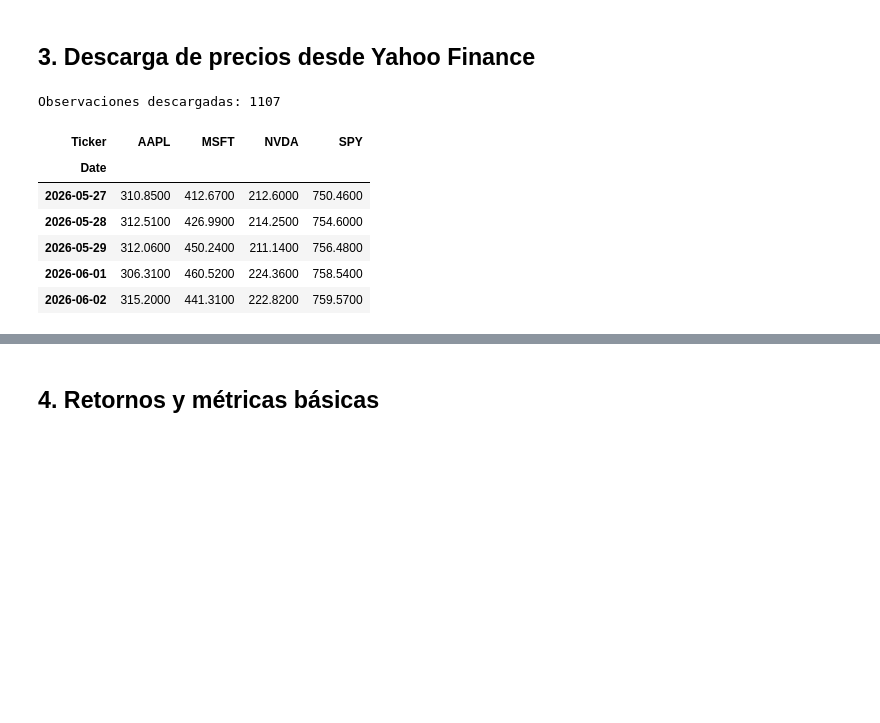
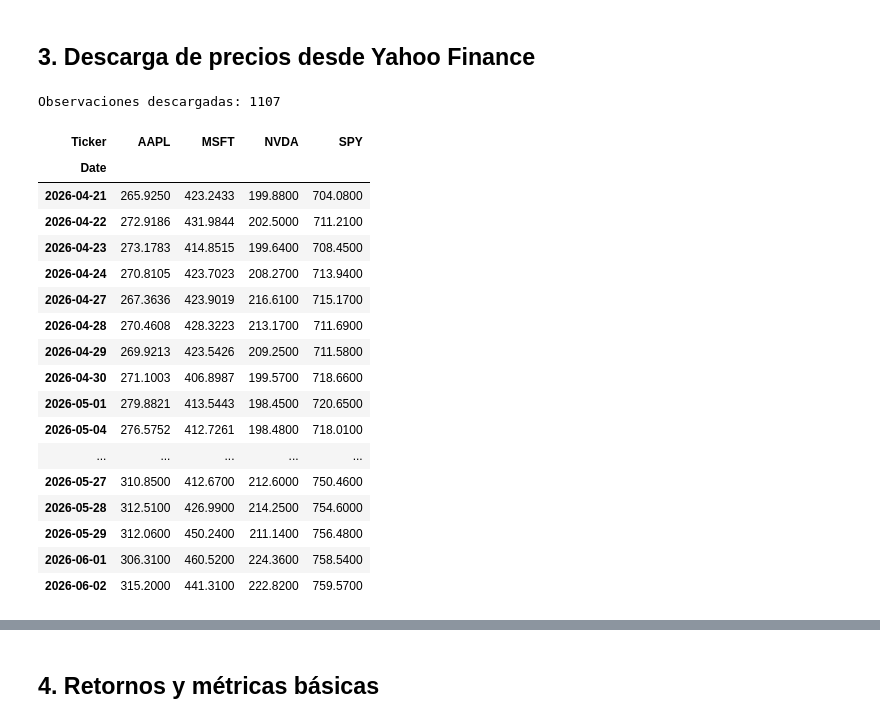
Before and after one commit to JLZN80/PYTHON_ROOT, a Jupyter notebook: mini_demo_var_acciones_ia.ipynb, the cells around one changed output, grey strips where cells are left out. Drawn from its saved outputs; the diff is of its cells as text; code cells hidden in the pictures; blank space fills up the shorter version.

```diff
--- a/mini_demo_var_acciones_ia.ipynb
+++ b/mini_demo_var_acciones_ia.ipynb
@@ -57,18 +57,29 @@ portfolio
 # %%
 raw_data = yf.download(tickers, start=start_date, end=end_date, auto_adjust=True, progress=False)
 
 if isinstance(raw_data.columns, pd.MultiIndex):
     prices = raw_data['Close'].copy()
 else:
     prices = raw_data.copy()
 
 prices = prices.dropna()
 print(f'Observaciones descargadas: {len(prices)}')
-prices.tail()
+prices.tail(30)
 # %% [output]
 Observaciones descargadas: 1107
 | Ticker | AAPL | MSFT | NVDA | SPY |
 | Date |  |  |  |  |
+| 2026-04-21 | 265.9250 | 423.2433 | 199.8800 | 704.0800 |
+| 2026-04-22 | 272.9186 | 431.9844 | 202.5000 | 711.2100 |
+| 2026-04-23 | 273.1783 | 414.8515 | 199.6400 | 708.4500 |
+| 2026-04-24 | 270.8105 | 423.7023 | 208.2700 | 713.9400 |
+| 2026-04-27 | 267.3636 | 423.9019 | 216.6100 | 715.1700 |
+| 2026-04-28 | 270.4608 | 428.3223 | 213.1700 | 711.6900 |
+| 2026-04-29 | 269.9213 | 423.5426 | 209.2500 | 711.5800 |
+| 2026-04-30 | 271.1003 | 406.8987 | 199.5700 | 718.6600 |
+| 2026-05-01 | 279.8821 | 413.5443 | 198.4500 | 720.6500 |
+| 2026-05-04 | 276.5752 | 412.7261 | 198.4800 | 718.0100 |
+| ... | ... | ... | ... | ... |
 | 2026-05-27 | 310.8500 | 412.6700 | 212.6000 | 750.4600 |
 | 2026-05-28 | 312.5100 | 426.9900 | 214.2500 | 754.6000 |
 | 2026-05-29 | 312.0600 | 450.2400 | 211.1400 | 756.4800 |
```
Also changed, not shown: parts of 3 cells of this notebook.
